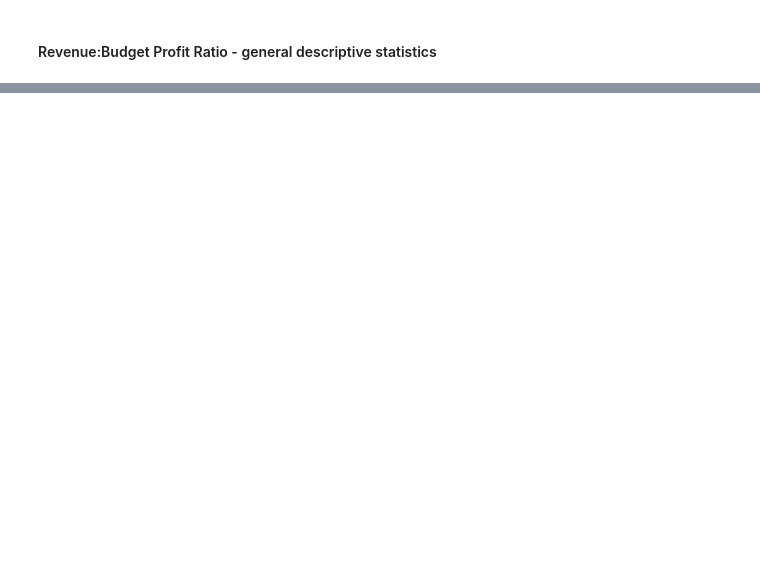
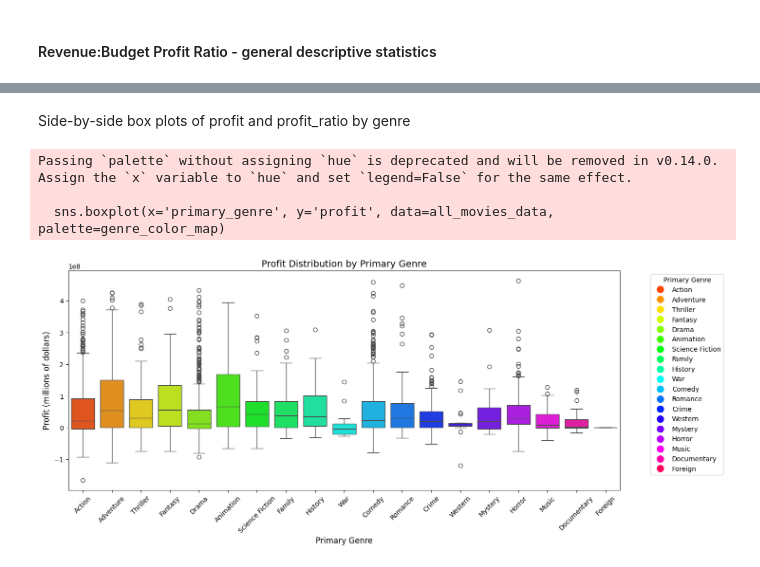
Before and after one commit to AlexMarchini/AAI-500-box-office, a Jupyter notebook: notebooks/box-office-revenue.ipynb, the cells around one changed output, grey strips where cells are left out. Saved outputs shown, nothing was run; the diff lists cells and outputs as text; code cells hidden in the pictures; blank space fills up the shorter version.

```diff
--- a/notebooks/box-office-revenue.ipynb
+++ b/notebooks/box-office-revenue.ipynb
@@ -118,0 +170,19 @@ all_movies_data[['profit_ratio']].describe().style.format("{:,.2f}")
+# %% [markdown]
+Side-by-side box plots of profit and profit_ratio by genre
+# %%
+plt.figure(figsize=(15, 6))
+sns.boxplot(x='primary_genre', y='profit', data=all_movies_data, palette=genre_color_map)
+
+plt.title('Profit Distribution by Primary Genre', fontsize=14)
+plt.xlabel('Primary Genre', fontsize=12)
+plt.ylabel('Profit (millions of dollars)', fontsize=12)
+handles = [plt.Line2D([0], [0], color=genre_color_map[genre], marker='o', linestyle='', markersize=10) for genre in unique_genres]
+plt.legend(handles, unique_genres, title='Primary Genre', bbox_to_anchor=(1.05, 1), loc='upper left')
+plt.xticks(rotation=45)
+
+plt.show()
+# %% [output]
+Passing `palette` without assigning `hue` is deprecated and will be removed in v0.14.0. Assign the `x` variable to `hue` and set `legend=False` for the same effect.
+
+  sns.boxplot(x='primary_genre', y='profit', data=all_movies_data, palette=genre_color_map)
+[figure, added]
```
Also changed, not shown: parts of 14 cells of this notebook.
